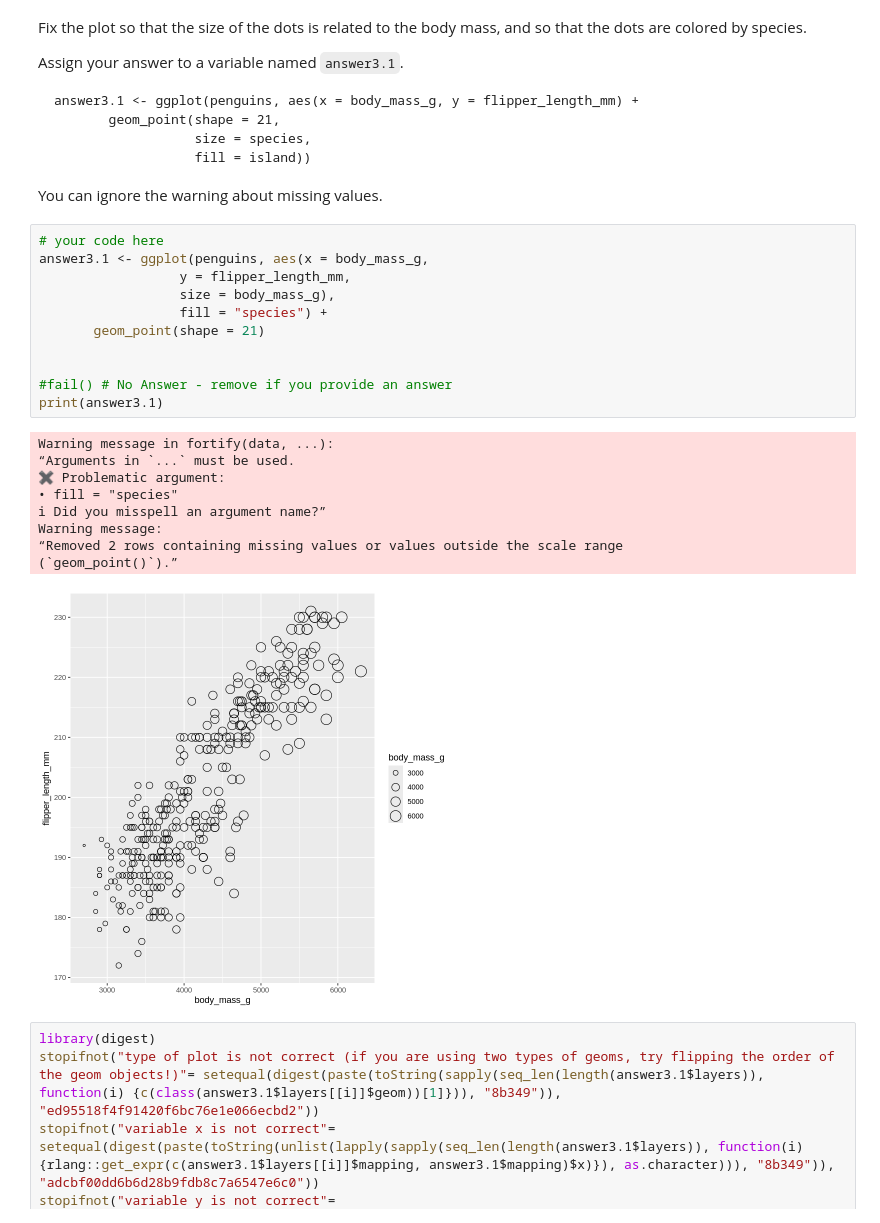
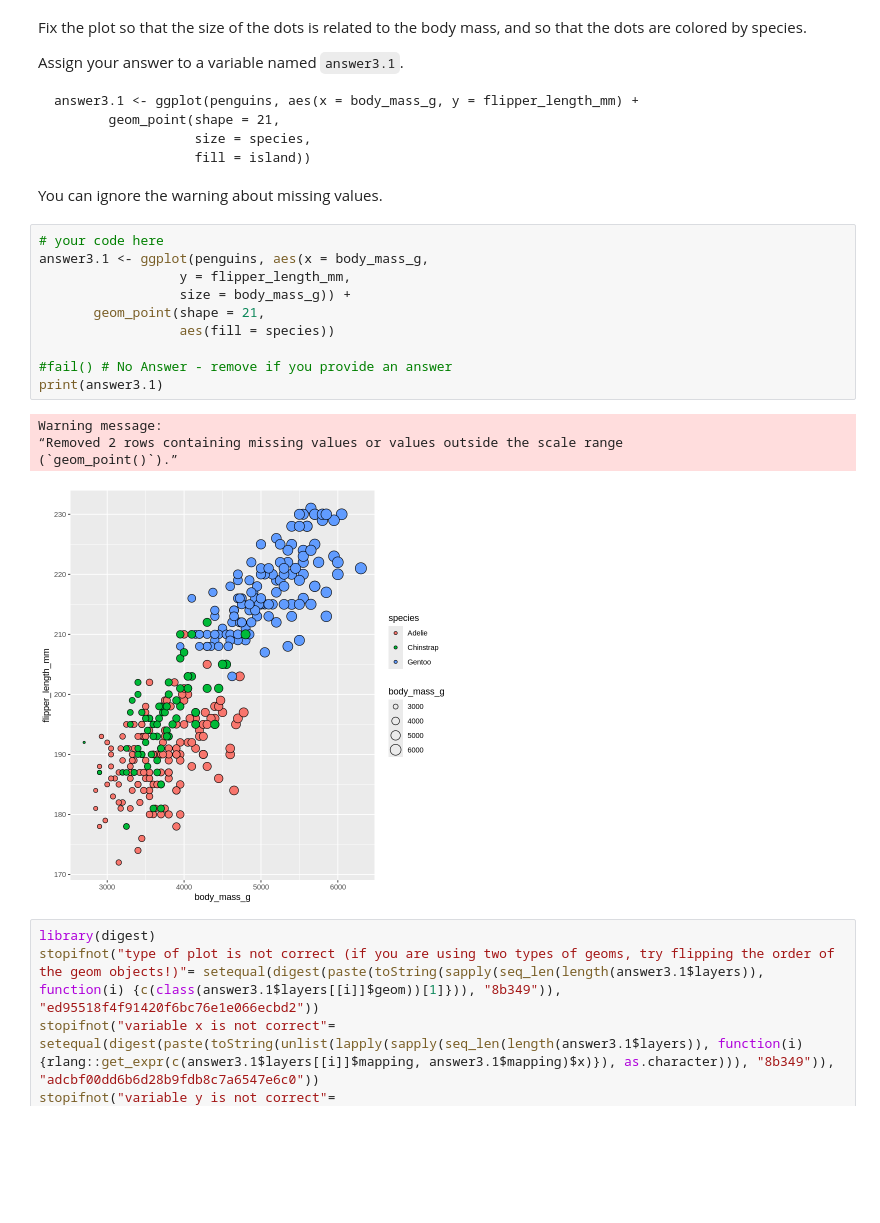
Before and after one commit to Ricky0917/STAT-545, a Jupyter notebook: worksheet_a03.ipynb, the cells around one changed output. Saved outputs shown, nothing was run; the diff lists cells and outputs as text; blank space fills up the shorter version.

```diff
--- a/worksheet_a03.ipynb
+++ b/worksheet_a03.ipynb
@@ -896,24 +896,18 @@ You can ignore the warning about missing values.
 # %%
 # your code here
 answer3.1 <- ggplot(penguins, aes(x = body_mass_g,
                   y = flipper_length_mm,
-                  size = body_mass_g),
-                  fill = "species") +
-       geom_point(shape = 21)
-
+                  size = body_mass_g)) +
+       geom_point(shape = 21,
+                  aes(fill = species))
 
 #fail() # No Answer - remove if you provide an answer
 print(answer3.1)
 # %% [output]
-Warning message in fortify(data, ...):
-“Arguments in `...` must be used.
-✖ Problematic argument:
-• fill = "species"
-ℹ Did you misspell an argument name?”
 Warning message:
 “Removed 2 rows containing missing values or values outside the scale range
 (`geom_point()`).”
-[figure, old version]
+[figure, new version]
 # %%
 library(digest)
 stopifnot("type of plot is not correct (if you are using two types of geoms, try flipping the order of the geom objects!)"= setequal(digest(paste(toString(sapply(seq_len(length(answer3.1$layers)), function(i) {c(class(answer3.1$layers[[i]]$geom))[1]})), "8b349")), "ed95518f4f91420f6bc76e1e066ecbd2"))
```
